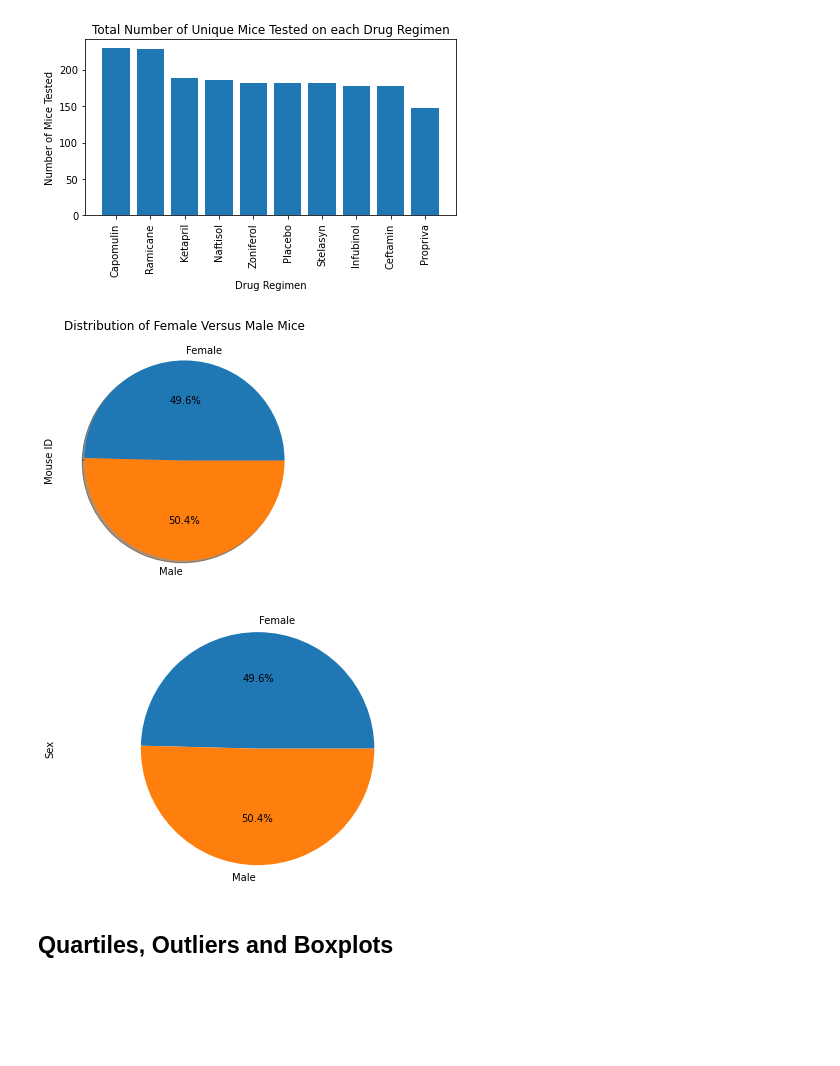
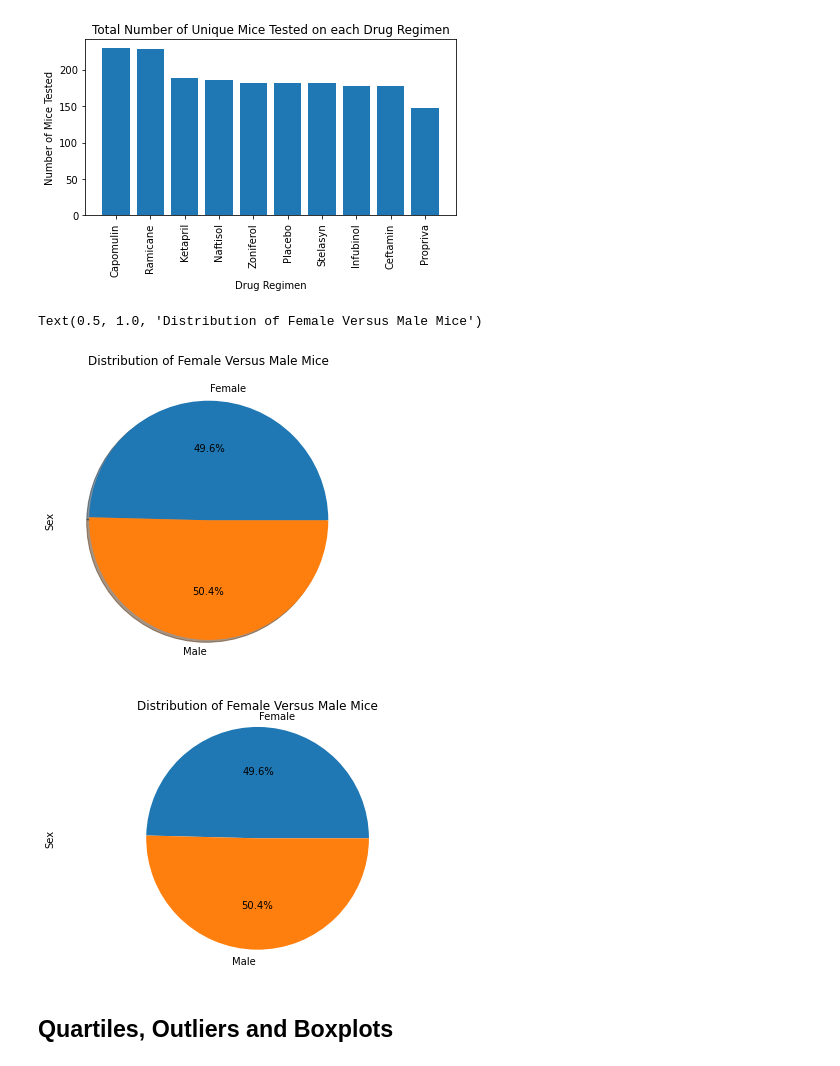
Before and after one commit to Barlow0471/MatplotlibHW, a Jupyter notebook: pymaceuticals_starter.ipynb, the cells around one changed output. Cells and saved outputs as stored; diff of their text form; code cells hidden in the pictures; blank space fills up the shorter version.

```diff
--- a/pymaceuticals_starter.ipynb
+++ b/pymaceuticals_starter.ipynb
@@ -157,20 +157,23 @@ plt.tight_layout()
 # %%
 # Generate a pie plot showing the distribution of female versus male mice using pandas
 pie_data = clean_df.groupby("Sex").nunique()["Mouse ID"]
-pie_plot = pie_data.plot(kind='pie', shadow=True, autopct='%1.1f%%')
+pie_plot = pie_data.plot(kind='pie', shadow=True, autopct='%1.1f%%', figsize=(5.5,5.5))
+pie_plot.set_ylabel('Sex')
 pie_plot.set_title('Distribution of Female Versus Male Mice')
 # %% [output]
+Text(0.5, 1.0, 'Distribution of Female Versus Male Mice')
-[figure, old version]
+[figure, new version]
 # %%
 # Generate a pie plot showing the distribution of female versus male mice using pyplot
 labels ='Female', 'Male'
 pie_data = clean_df.groupby("Sex").nunique()["Mouse ID"]
 plt.pie(pie_data, labels=labels, autopct='%1.1f%%')
 plt.axis('equal')
 plt.ylabel('Sex')
+plt.title('Distribution of Female Versus Male Mice')
 plt.tight_layout()
 # %% [output]
-[figure, old version]
+[figure, new version]
 # %% [markdown]
 ## Quartiles, Outliers and Boxplots
 # %%
```
Also changed, not shown: parts of 2 cells of this notebook.
